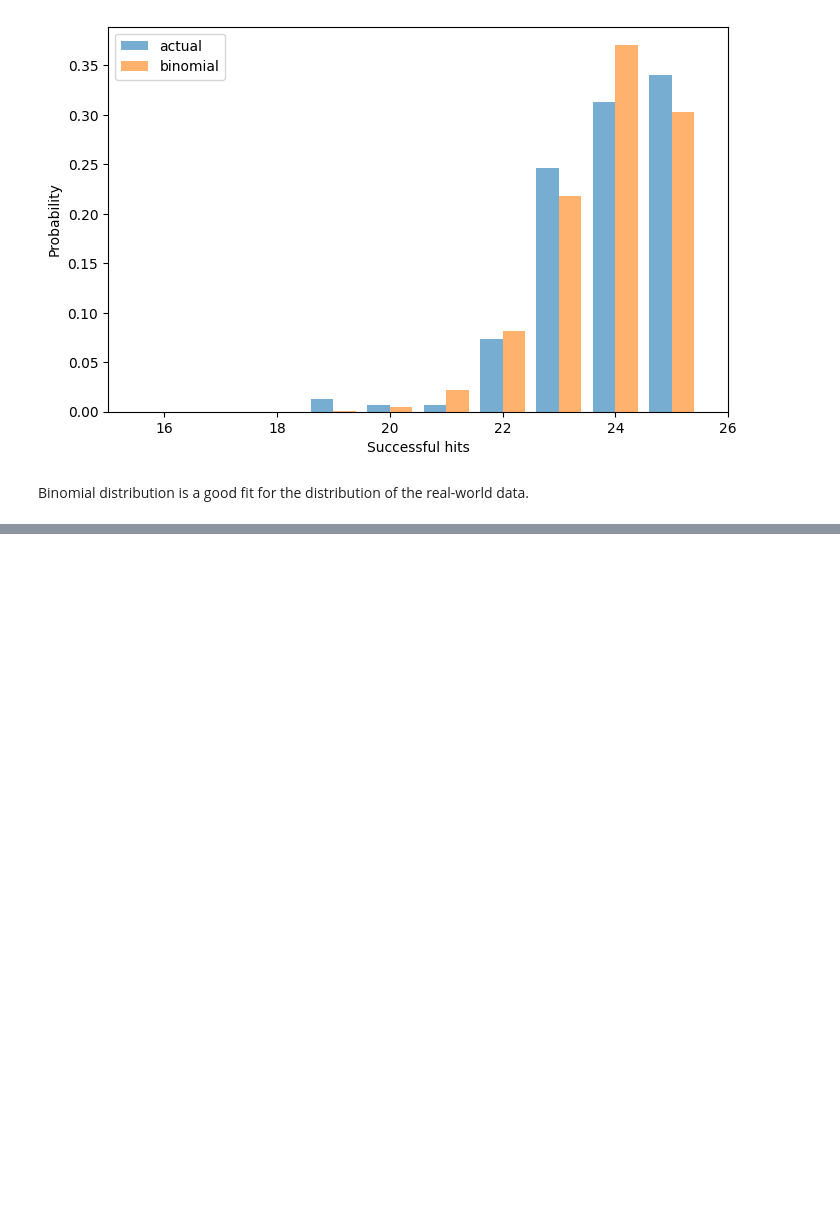
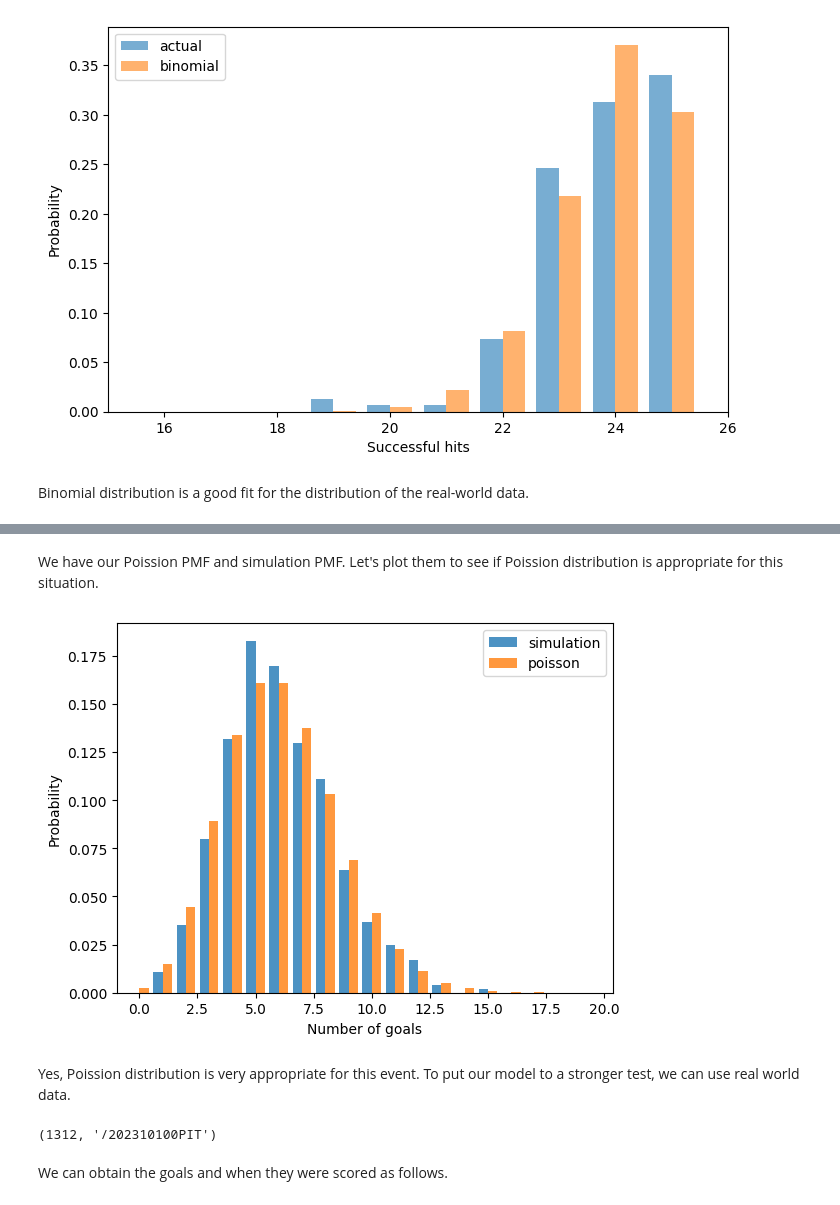
Before and after one commit to dybdeskarphet/statistics, a Jupyter notebook: notes/think_stats/05_modeling_distributions.ipynb, the cells around one changed output, grey strips where cells are left out. Cells and saved outputs as stored; diff of their text form; code cells hidden in the pictures; blank space fills up the shorter version.

```diff
--- a/notes/think_stats/05_modeling_distributions.ipynb
+++ b/notes/think_stats/05_modeling_distributions.ipynb
@@ -190,0 +204,5 @@ Binomial distribution is a good fit for the distribution of the real-world data.
+# %%
+goals_b = np.array([sim(n,p) for i in range(1001)])
+goals_b_table = pd.Series(goals_b,np.arange(1001))
+goals_b_pmf = goals_b_table.value_counts(normalize=True).sort_index()
+goals_b_pmf
@@ -190,0 +258,6 @@ Binomial distribution is a good fit for the distribution of the real-world data.
+# %%
+from scipy.stats import poisson
+goals_range = np.arange(0,20)
+goals_p_tries = poisson.pmf(goals_range, m)
+goals_p_pmf = pd.Series(goals_p_tries, goals_range)
+goals_p_pmf
@@ -190,0 +282,27 @@ Binomial distribution is a good fit for the distribution of the real-world data.
+# %% [markdown]
+We have our Poission PMF and simulation PMF. Let's plot them to see if Poission distribution is appropriate for this situation.
+# %%
+fig, ax = plt.subplots()
+width = 0.4
+
+ax.bar(x=goals_b_pmf.index - width / 2, height=goals_b_pmf,width=width, alpha=0.8, label="simulation")
+ax.bar(x=goals_p_pmf.index + width / 2, height=goals_p_pmf,width=width, alpha=0.8, label="poisson")
+ax.set_xlabel("Number of goals")
+ax.set_ylabel("Probability")
+ax.legend()
+plt.show()
+# %% [output]
+[figure, added]
+# %% [markdown]
+Yes, Poission distribution is very appropriate for this event. To put our model to a stronger test, we can use real world data.
+# %%
+filename = "./data/nhl_2023_2024.hdf"
+
+with pd.HDFStore(filename, "r") as store:
+    keys = store.keys()
+
+len(keys), keys[0]
+# %% [output]
+(1312, '/202310100PIT')
+# %% [markdown]
+We can obtain the goals and when they were scored as follows.
```
Also changed, not shown: parts of 20 cells of this notebook, 3 other files.
